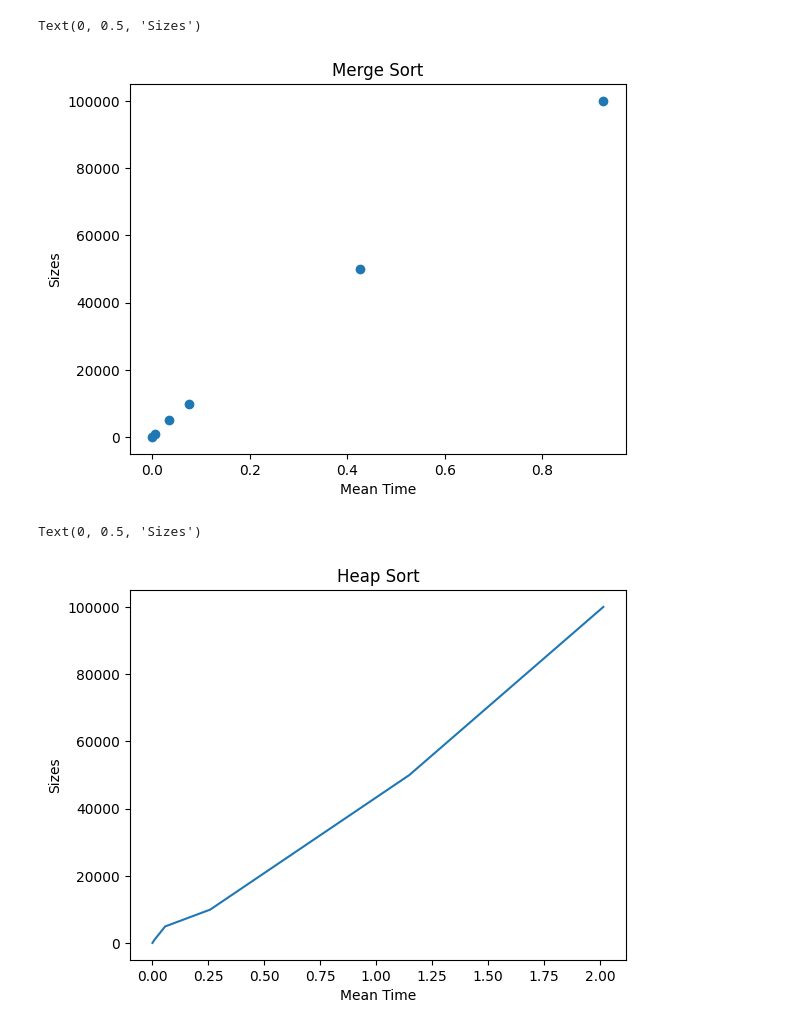
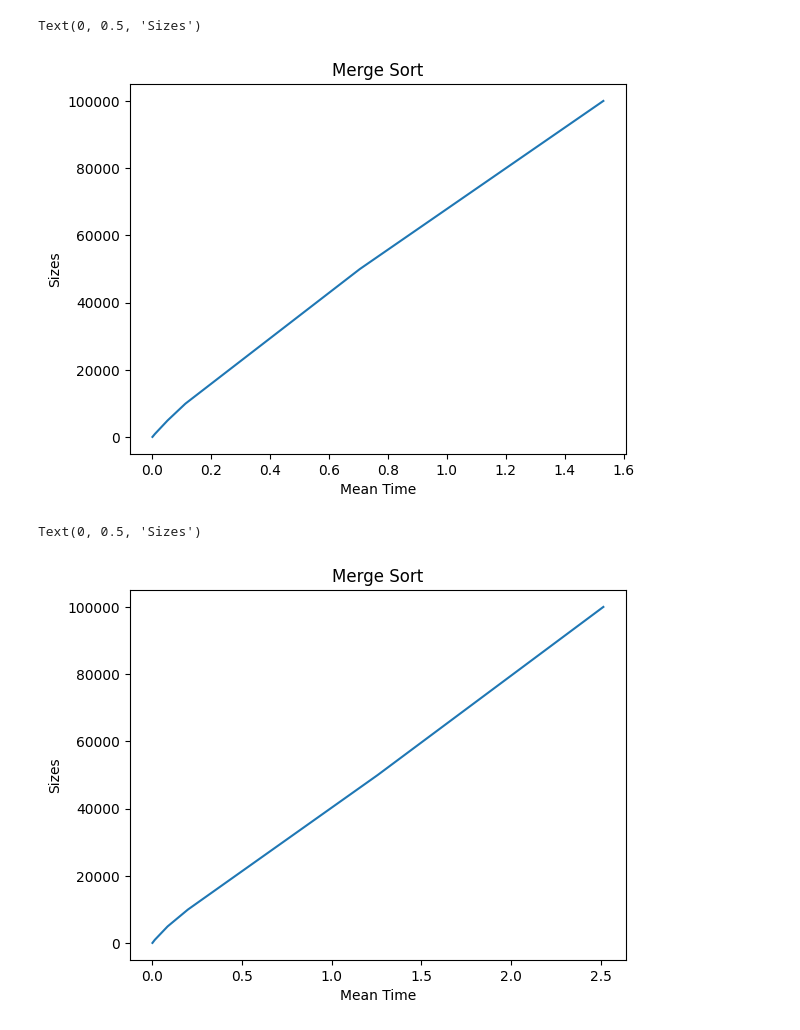
Before and after one commit to romulolassoares/trabalho-apa, a Jupyter notebook: main.ipynb, the cells around one changed output. Saved outputs shown, nothing was run; the diff lists cells and outputs as text; code cells hidden in the pictures.

```diff
--- a/main.ipynb
+++ b/main.ipynb
@@ -35,20 +5,19 @@ result_heap_df = pd.DataFrame(result_heap, columns=['Size', 'Time'])
+# %%
+merge = pd.read_csv('./results/merge_0.1.csv', index_col=False)
+heap = pd.read_csv('./results/heap_0.1.csv', index_col=False)
 # %%
-n = result_merge_df['Size']
-x = result_merge_df['Time']
-plt.plot(result_merge_df['Time'], n, 'o')
+plt.plot(merge['Time'], merge['Size'])
 plt.title("Merge Sort")
 plt.xlabel("Mean Time")
 plt.ylabel("Sizes")
 # %% [output]
 Text(0, 0.5, 'Sizes')
-[figure, old version]
+[figure, new version]
 # %%
-n = result_heap_df['Size']
-size = n*np.log2(n)
-plt.plot(result_heap_df['Time'], n)
-plt.title("Heap Sort")
+plt.plot(heap['Time'], heap['Size'])
+plt.title("Merge Sort")
 plt.xlabel("Mean Time")
 plt.ylabel("Sizes")
 # %% [output]
 Text(0, 0.5, 'Sizes')
-[figure, old version]
+[figure, new version]
```
Also changed, not shown: parts of 4 cells of this notebook, 5 other files.
